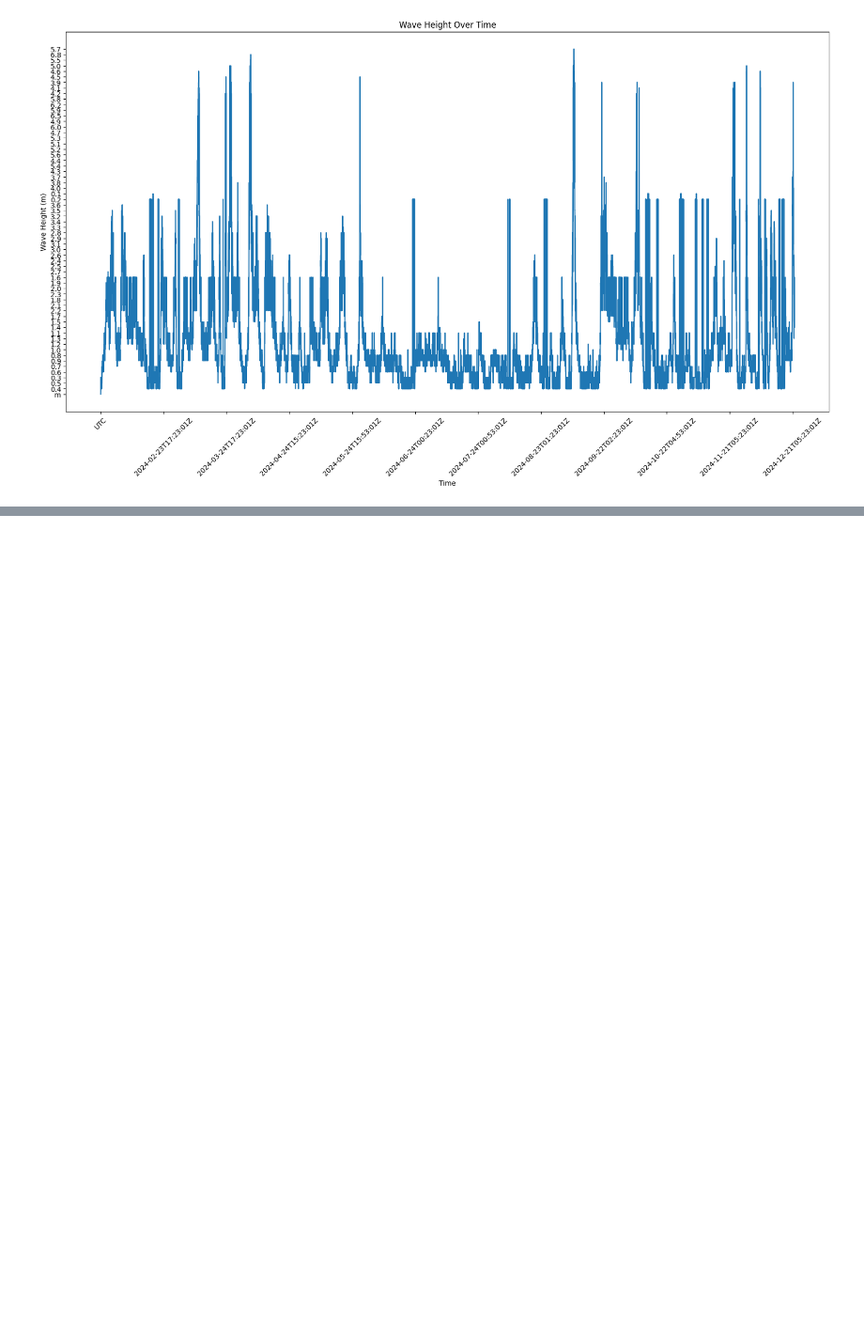
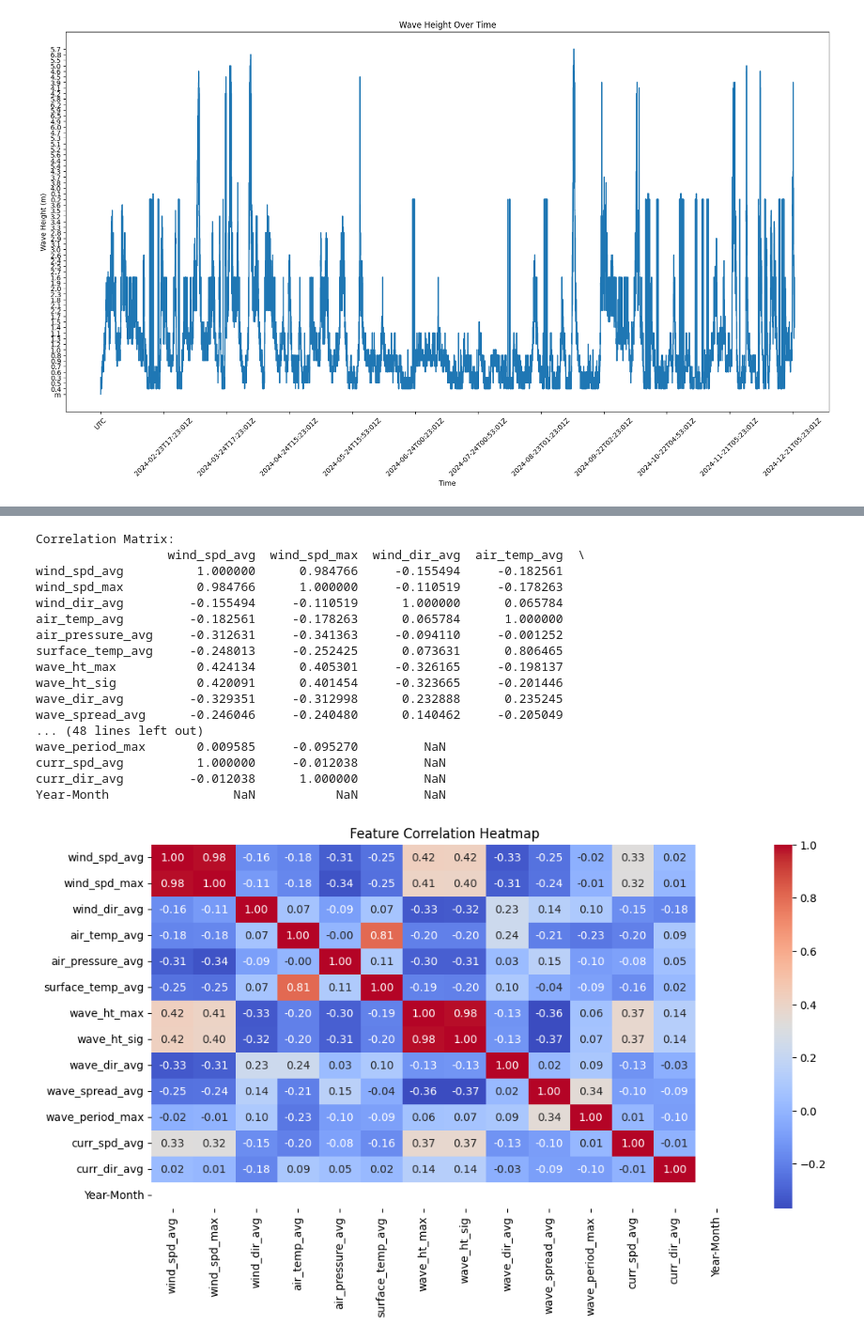
Before and after one commit to HetJivani04/WaveCast, a Jupyter notebook: Wave_Prediction_Wave_energy.ipynb, the cells around one changed output, grey strips where cells are left out. Shown at 94% size. Saved outputs shown, nothing was run; the diff lists cells and outputs as text; code cells hidden in the pictures; blank space fills up the shorter version.

```diff
--- a/Wave_Prediction_Wave_energy.ipynb
+++ b/Wave_Prediction_Wave_energy.ipynb
@@ -186,0 +234,39 @@ NameError: name 'wave_df' is not defined
+# %%
+for col in wave_df.columns:
+    if col not in ["time", "station_name"]:
+        wave_df[col] = pd.to_numeric(wave_df[col], errors='coerce')
+
+# Select only numeric columns for correlation matrix
+numeric_cols = wave_df.select_dtypes(include=[np.number])
+
+# Compute the correlation matrix
+correlation_matrix = numeric_cols.corr()
+
+# Display correlation matrix
+print("Correlation Matrix:")
+print(correlation_matrix)
+
+# Plot correlation heatmap
+plt.figure(figsize=(12, 6))
+sns.heatmap(correlation_matrix, annot=True, cmap="coolwarm", fmt=".2f")
+plt.title("Feature Correlation Heatmap")
+plt.show()
+# %% [output]
+Correlation Matrix:
+                  wind_spd_avg  wind_spd_max  wind_dir_avg  air_temp_avg  \
+wind_spd_avg          1.000000      0.984766     -0.155494     -0.182561
+wind_spd_max          0.984766      1.000000     -0.110519     -0.178263
+wind_dir_avg         -0.155494     -0.110519      1.000000      0.065784
+air_temp_avg         -0.182561     -0.178263      0.065784      1.000000
+air_pressure_avg     -0.312631     -0.341363     -0.094110     -0.001252
+surface_temp_avg     -0.248013     -0.252425      0.073631      0.806465
+wave_ht_max           0.424134      0.405301     -0.326165     -0.198137
+wave_ht_sig           0.420091      0.401454     -0.323665     -0.201446
+wave_dir_avg         -0.329351     -0.312998      0.232888      0.235245
+wave_spread_avg      -0.246046     -0.240480      0.140462     -0.205049
+... (48 lines left out)
+wave_period_max       0.009585     -0.095270         NaN
+curr_spd_avg          1.000000     -0.012038         NaN
+curr_dir_avg         -0.012038      1.000000         NaN
+Year-Month                 NaN           NaN         NaN
+[figure, added]
```
Also changed, not shown: parts of 10 cells of this notebook.
